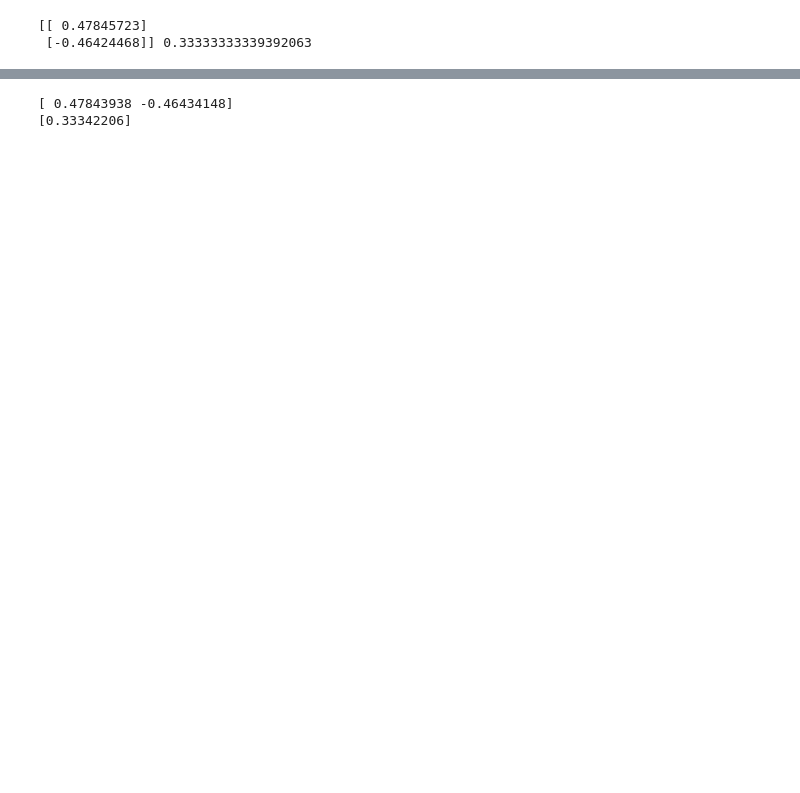
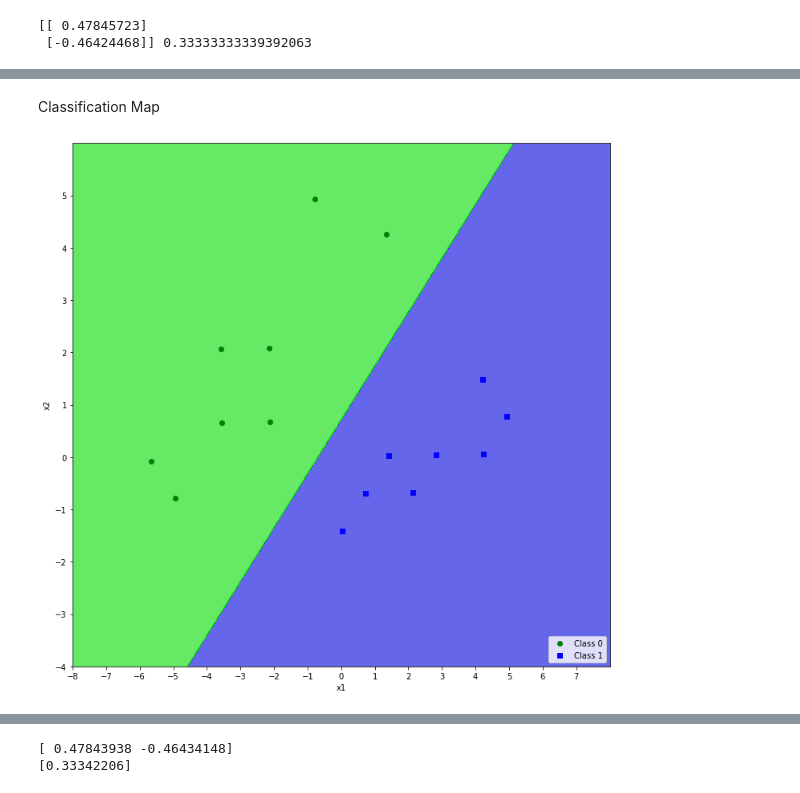
Before and after one commit to melihkurtaran/MachineLearning, a Jupyter notebook: InstanceBasedLearning/InstancebasedLearning.ipynb, the cells around one changed output, grey strips where cells are left out. Cells and saved outputs as stored; diff of their text form; code cells hidden in the pictures; blank space fills up the shorter version.

```diff
--- a/InstanceBasedLearning/InstancebasedLearning.ipynb
+++ b/InstanceBasedLearning/InstancebasedLearning.ipynb
@@ -148,3 +157,15 @@ print(w.value, w0.value) # w = [1.0, -1.0], w0 = -1.0
 # %% [output]
 [[ 0.47845723]
  [-0.46424468]] 0.33333333339392063
+# %%
+def classify(w, w0, X):
+    n = len(X)
+    predictions = np.zeros(n)
+    for i in range(n):
+        x1, x2 = X[i, 0], X[i, 1]
+        class_found = (-w0.value - (w[0].value*x1))/w[1].value
+        if(round(x2, 2) >= np.round(class_found, 2)):
+            predictions[i] = 1
+        else:
+            predictions[i] = 0
+    return predictions
@@ -196,0 +225,54 @@ plt.show()
+# %% [markdown]
+Classification Map
+# %%
+# Define step size for the mesh
+h = 0.1
+
+fig = plt.figure(figsize=(12, 12))
+
+# Create a mesh to plot in
+xx, yy = np.meshgrid(np.arange(-8, 8, h), np.arange(-4, 6, h))
+
+# Plot the decision boundary using the classifier function
+Z = classify(w, w0, np.c_[xx.ravel(), yy.ravel()])
+Z = Z.reshape(xx.shape)
+custom_map = ListedColormap(['#00DD', '#00DD00'])
+plt.contourf(xx, yy, Z, cmap=custom_map, alpha=0.6)
+
+
+# Scatter plot for class 0
+plt.scatter(class_0[:, 0], class_0[:, 1],
+            marker='o', color='green',
+            label='Class 0')
+
+# Scatter plot for class 1
+plt.scatter(class_1[:, 0], class_1[:, 1],
+            marker='s', color='blue',
+            label='Class 1',)
+
+# Set plot limits
+plt.xlim(-8, 8)
+plt.ylim(-4, 6)
+
+# Set axis ticks
+plt.xticks(np.arange(-8, 8, step=1))
+plt.yticks(np.arange(-4, 6, step=1))
+
+# Set axis labels
+plt.xlabel('X-axis')
+plt.ylabel('Y-axis')
+
+# Add labels
+plt.xlabel('x1')
+plt.ylabel('x2')
+
+# Add title
+plt.title("Classification Map")
+
+# Add legend
+plt.legend(loc='lower right')
+
+
+plt.show()
+# %% [output]
+[figure, added]
```
Also changed, not shown: parts of 16 cells of this notebook.
